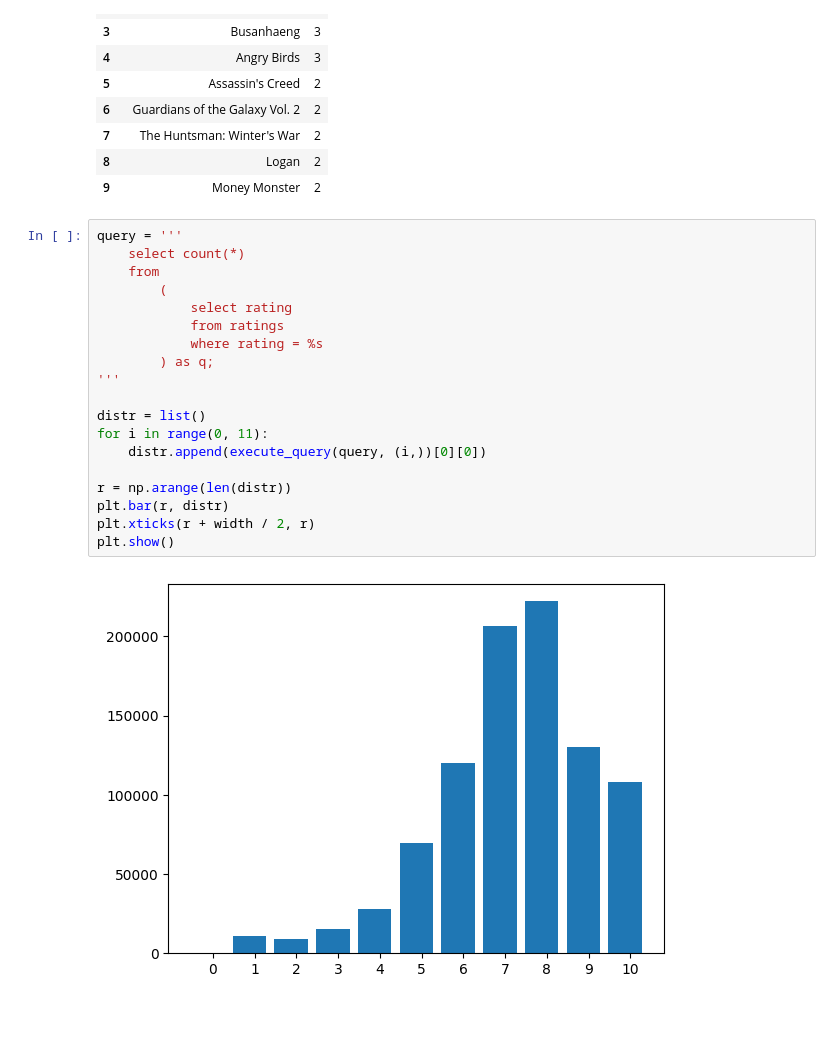
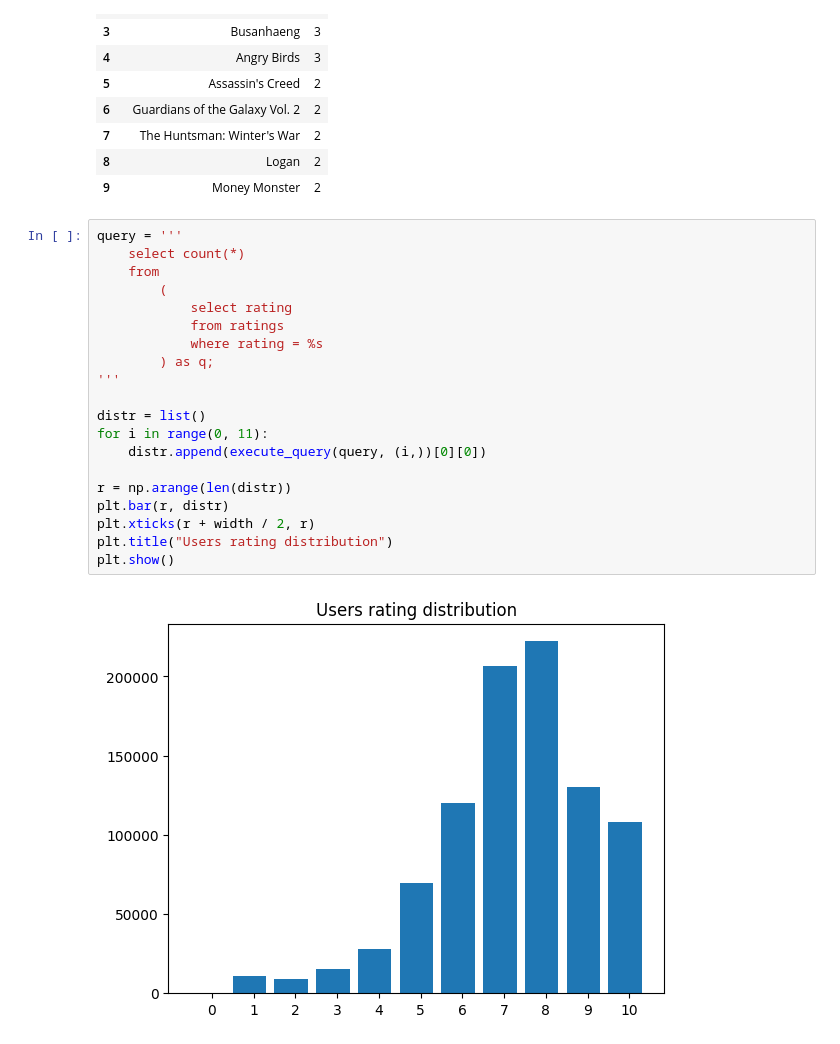
Before and after one commit to masamonoke/recommender, a Jupyter notebook: notebooks/analytics.ipynb, the cells around one changed output. Cells and saved outputs as stored; diff of their text form; blank space fills up the shorter version.

```diff
--- a/notebooks/analytics.ipynb
+++ b/notebooks/analytics.ipynb
@@ -158,21 +158,22 @@ Top 10 content
 # %%
 query = '''
     select count(*)
     from
         (
             select rating
             from ratings
             where rating = %s
         ) as q;
 '''
 
 distr = list()
 for i in range(0, 11):
     distr.append(execute_query(query, (i,))[0][0])
 
 r = np.arange(len(distr))
 plt.bar(r, distr)
 plt.xticks(r + width / 2, r)
+plt.title("Users rating distribution")
 plt.show()
 # %% [output]
-[figure, old version]
+[figure, new version]
```
Also changed, not shown: 12 other files.
